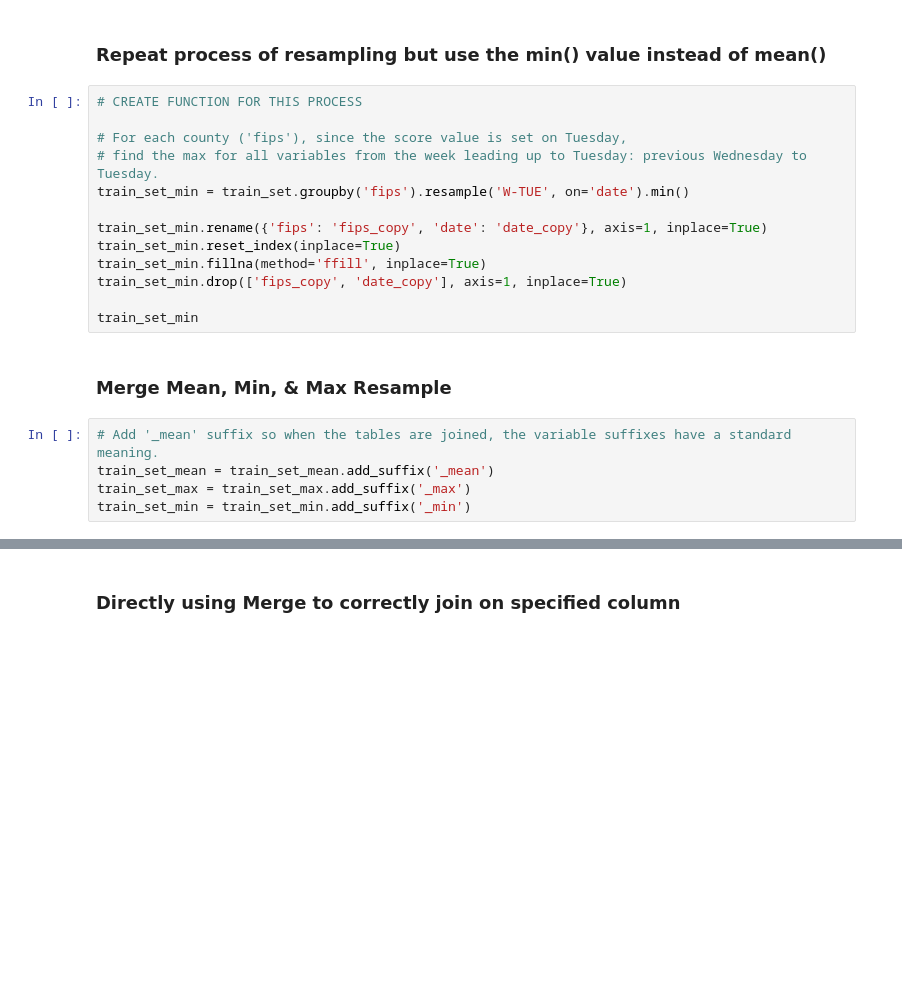
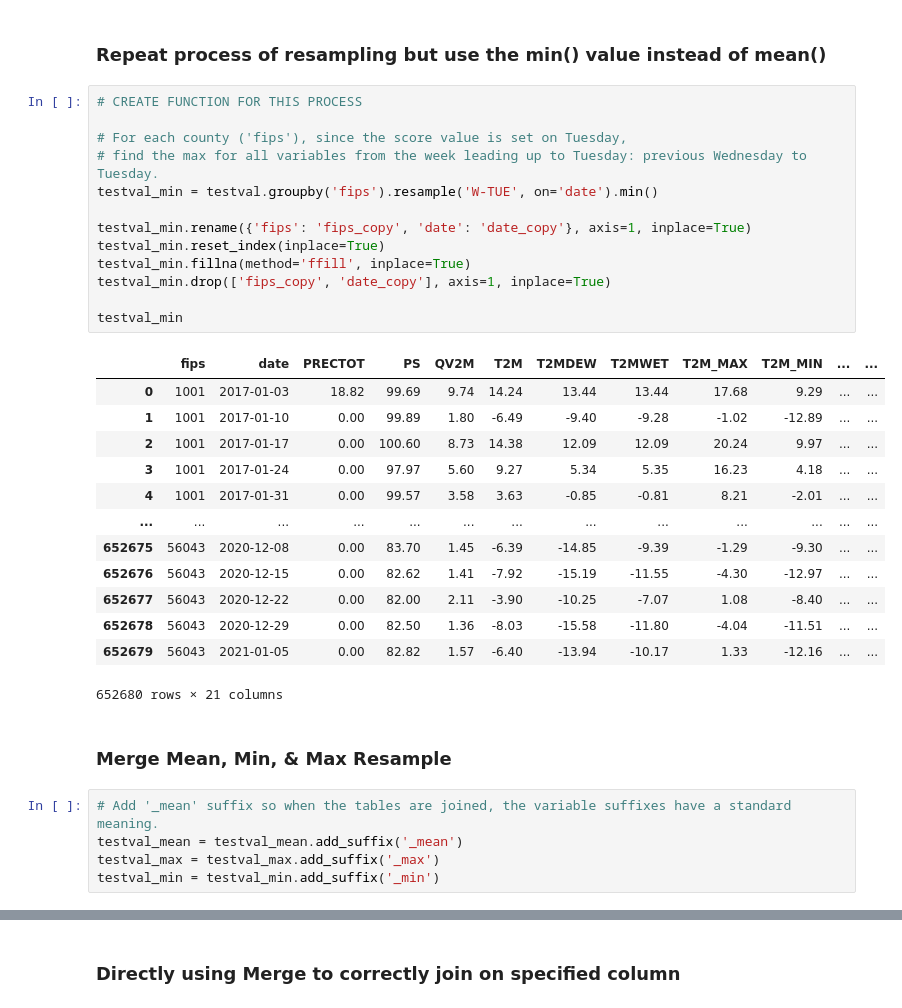
Before and after one commit to ChadDelany/drought_prediction, a Jupyter notebook: Notebooks/05b_Create_Test_Set.ipynb, the cells around one changed output, grey strips where cells are left out. Cells and saved outputs as stored; diff of their text form; blank space fills up the shorter version.

```diff
--- a/Notebooks/05b_Create_Test_Set.ipynb
+++ b/Notebooks/05b_Create_Test_Set.ipynb
@@ -89,21 +292,35 @@ train_set_max
 # %%
 # CREATE FUNCTION FOR THIS PROCESS
 
 # For each county ('fips'), since the score value is set on Tuesday,
 # find the max for all variables from the week leading up to Tuesday: previous Wednesday to Tuesday.
-train_set_min = train_set.groupby('fips').resample('W-TUE', on='date').min()
+testval_min = testval.groupby('fips').resample('W-TUE', on='date').min()
 
-train_set_min.rename({'fips': 'fips_copy', 'date': 'date_copy'}, axis=1, inplace=True)
-train_set_min.reset_index(inplace=True)
-train_set_min.fillna(method='ffill', inplace=True)
-train_set_min.drop(['fips_copy', 'date_copy'], axis=1, inplace=True)
+testval_min.rename({'fips': 'fips_copy', 'date': 'date_copy'}, axis=1, inplace=True)
+testval_min.reset_index(inplace=True)
+testval_min.fillna(method='ffill', inplace=True)
+testval_min.drop(['fips_copy', 'date_copy'], axis=1, inplace=True)
 
-train_set_min
+testval_min
+# %% [output]
+|  | fips | date | PRECTOT | PS | QV2M | T2M | T2MDEW | T2MWET | T2M_MAX | T2M_MIN | ... | ... |
+| 0 | 1001 | 2017-01-03 | 18.82 | 99.69 | 9.74 | 14.24 | 13.44 | 13.44 | 17.68 | 9.29 | ... | ... |
+| 1 | 1001 | 2017-01-10 | 0.00 | 99.89 | 1.80 | -6.49 | -9.40 | -9.28 | -1.02 | -12.89 | ... | ... |
+| 2 | 1001 | 2017-01-17 | 0.00 | 100.60 | 8.73 | 14.38 | 12.09 | 12.09 | 20.24 | 9.97 | ... | ... |
+| 3 | 1001 | 2017-01-24 | 0.00 | 97.97 | 5.60 | 9.27 | 5.34 | 5.35 | 16.23 | 4.18 | ... | ... |
+| 4 | 1001 | 2017-01-31 | 0.00 | 99.57 | 3.58 | 3.63 | -0.85 | -0.81 | 8.21 | -2.01 | ... | ... |
+| ... | ... | ... | ... | ... | ... | ... | ... | ... | ... | ... | ... | ... |
+| 652675 | 56043 | 2020-12-08 | 0.00 | 83.70 | 1.45 | -6.39 | -14.85 | -9.39 | -1.29 | -9.30 | ... | ... |
+| 652676 | 56043 | 2020-12-15 | 0.00 | 82.62 | 1.41 | -7.92 | -15.19 | -11.55 | -4.30 | -12.97 | ... | ... |
+| 652677 | 56043 | 2020-12-22 | 0.00 | 82.00 | 2.11 | -3.90 | -10.25 | -7.07 | 1.08 | -8.40 | ... | ... |
+| 652678 | 56043 | 2020-12-29 | 0.00 | 82.50 | 1.36 | -8.03 | -15.58 | -11.80 | -4.04 | -11.51 | ... | ... |
+| 652679 | 56043 | 2021-01-05 | 0.00 | 82.82 | 1.57 | -6.40 | -13.94 | -10.17 | 1.33 | -12.16 | ... | ... |
+652680 rows × 21 columns
 # %% [markdown]
 ### Merge Mean, Min, & Max Resample
 # %%
 # Add '_mean' suffix so when the tables are joined, the variable suffixes have a standard meaning.
-train_set_mean = train_set_mean.add_suffix('_mean')
-train_set_max = train_set_max.add_suffix('_max')
-train_set_min = train_set_min.add_suffix('_min')
+testval_mean = testval_mean.add_suffix('_mean')
+testval_max = testval_max.add_suffix('_max')
+testval_min = testval_min.add_suffix('_min')
 # %%
```
Also changed, not shown: parts of 28 cells of this notebook.
